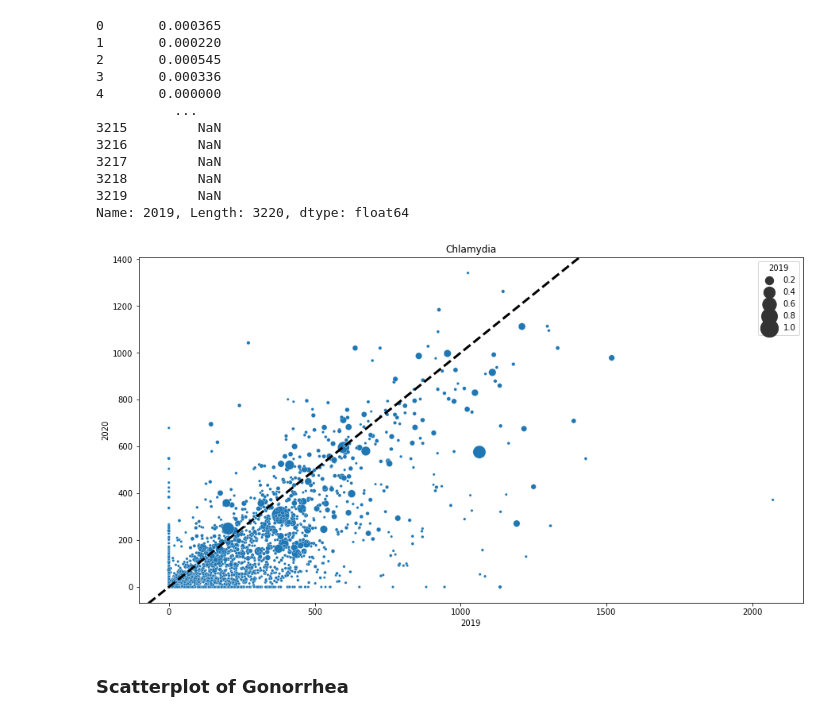
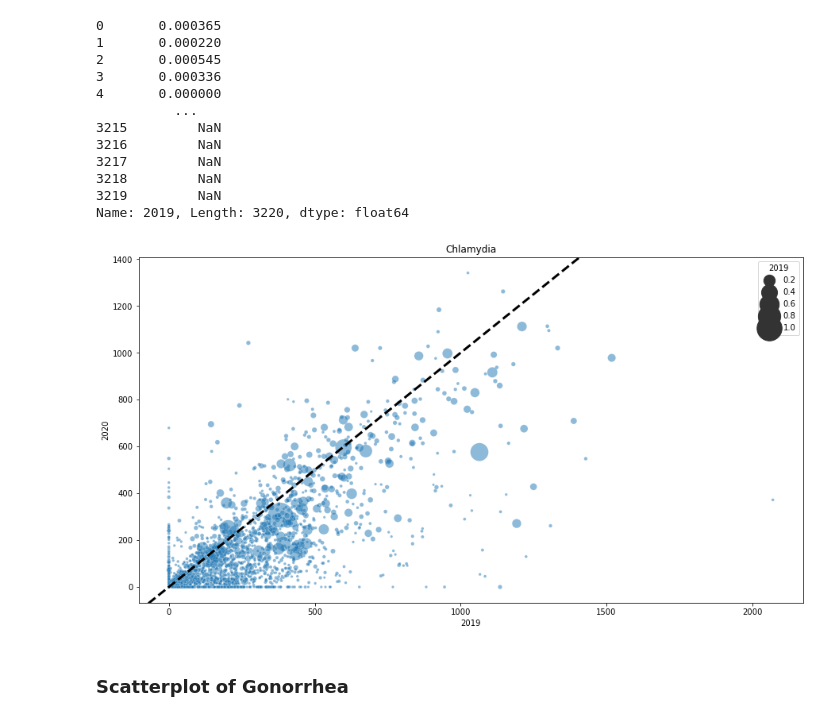
Before and after one commit to JayRPhilbrick/bdsi22dataminingsti, a Jupyter notebook: Notebooks/Exploratory_data_analysis_STI.ipynb, the cells around one changed output. Cells and saved outputs as stored; diff of their text form; code cells hidden in the pictures.

Commit message:
Added few plots

```diff
--- a/Notebooks/Exploratory_data_analysis_STI.ipynb
+++ b/Notebooks/Exploratory_data_analysis_STI.ipynb
@@ -562,16 +572,16 @@ import matplotlib.pyplot as plt
 import seaborn as sns
 # %%
 plt.figure(figsize = (15,8))
-g = sns.scatterplot(x = df_ref['rate per 100000'][2019],y = df_ref['rate per 100000'][2020],size = df_ref.total_pop[2019],sizes=(10, 500))
+g = sns.scatterplot(x = df_ref['rate per 100000'][2019],y = df_ref['rate per 100000'][2020],size = df_ref.total_pop[2019],sizes=(10, 1000),alpha=0.5)
 xpoints = ypoints = plt.xlim()
 plt.plot(xpoints, ypoints, linestyle='--', color='k', lw=3, scalex=False, scaley=False)
 # sns.lineplot(x = [1,2],y =[1,2])
 plt.title("Chlamydia")
-# plt.savefig("../Output/EDA/Gonorrhea_rate_diff_kernel.png",dpi = 300)
+plt.savefig("../Output/EDA/Chlamydia_scatterplot.png",dpi = 300)
 # plt.axhline(y=0,c="black")
 plt.show()
 # %% [output]
-[figure, old version]
+[figure, new version]
 # %% [markdown]
 ### Scatterplot of Gonorrhea
 # %%
```
Also changed, not shown: parts of 9 cells of this notebook, 2 other files.
